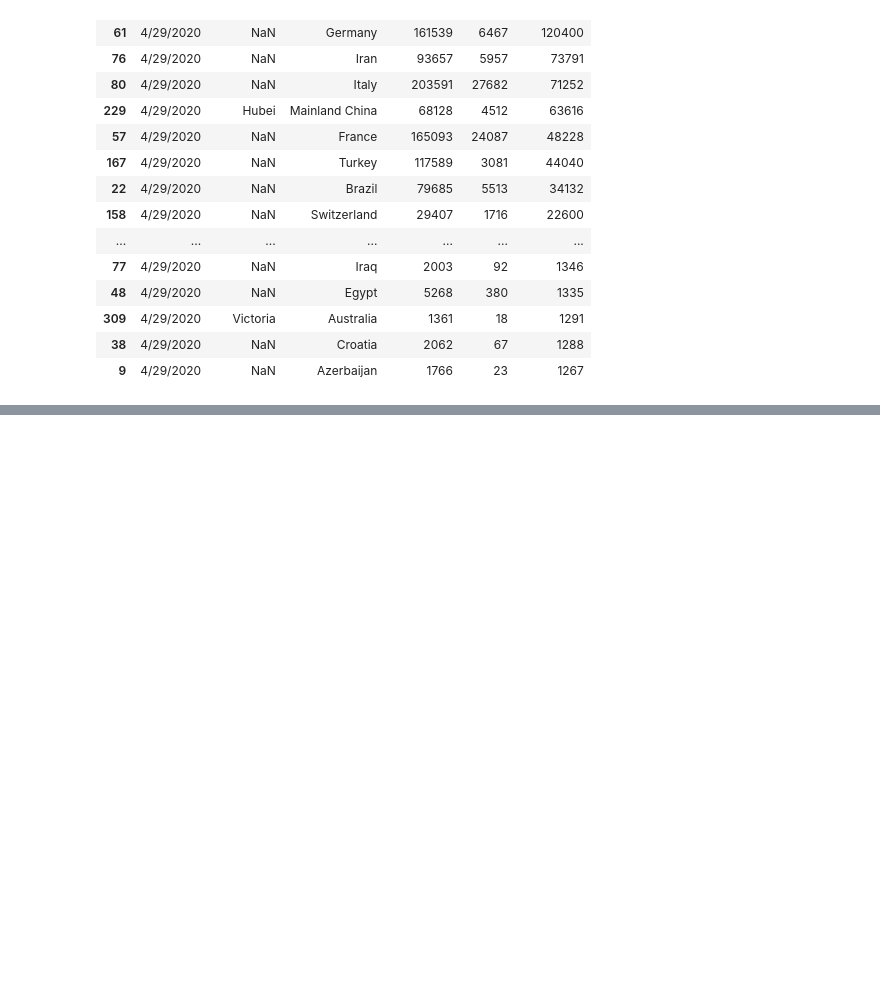
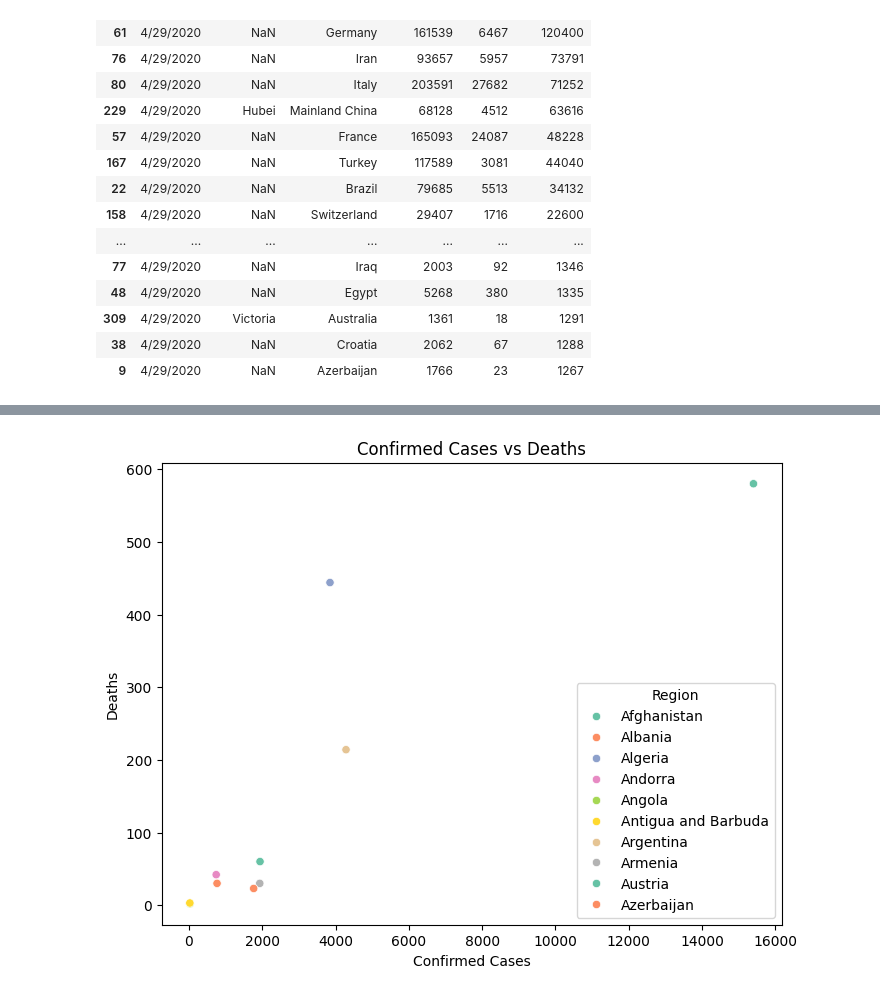
Before and after one commit to Tanay-Dwivedi/COVID-19-Dataset-Data-Analysis, a Jupyter notebook: covid19_data_analysis.ipynb, the cells around one changed output, grey strips where cells are left out. Saved outputs shown, nothing was run; the diff lists cells and outputs as text; code cells hidden in the pictures; blank space fills up the shorter version.

```diff
--- a/covid19_data_analysis.ipynb
+++ b/covid19_data_analysis.ipynb
@@ -301,0 +339,9 @@ df.sort_values(by = ["Recovered"], ascending = False).head(50)
+# %%
+plt.figure(figsize=(8, 6))
+sb.scatterplot(data=df.head(10), x='Confirmed', y='Deaths', hue='Region', palette='Set2')
+plt.title('Confirmed Cases vs Deaths')
+plt.xlabel('Confirmed Cases')
+plt.ylabel('Deaths')
+plt.show()
+# %% [output]
+[figure, added]
```
Also changed, not shown: parts of 4 cells of this notebook.
